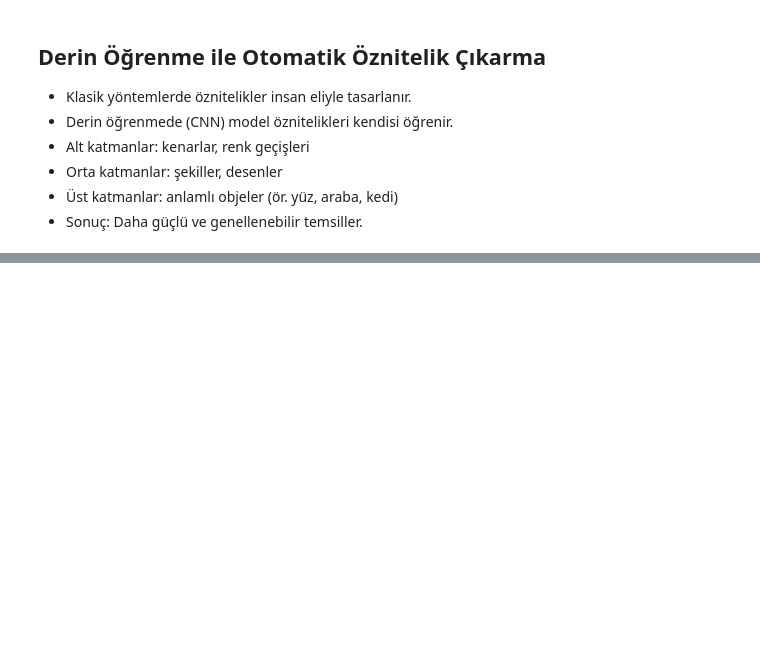
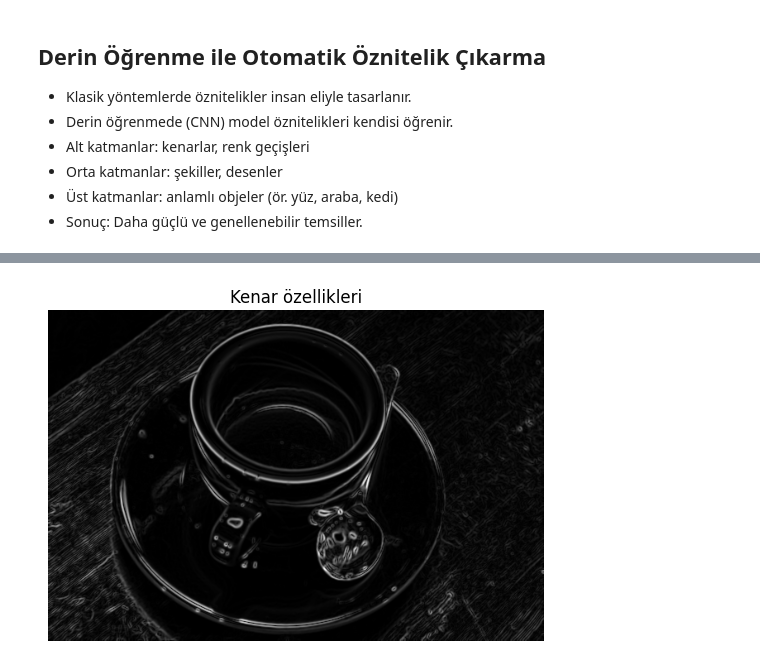
Before and after one commit to ArsenLupen53/GYZU-BTK-codespace, a Jupyter notebook: öznitelik_çıkarma/görüntü_öz_nitelik.ipynb, the cells around one changed output, grey strips where cells are left out. Cells and saved outputs as stored; diff of their text form; code cells hidden in the pictures; blank space fills up the shorter version.

```diff
--- a/öznitelik_çıkarma/görüntü_öz_nitelik.ipynb
+++ b/öznitelik_çıkarma/görüntü_öz_nitelik.ipynb
@@ -27,0 +70,14 @@
+# %%
+# kenar özellikleri
+# sobel filtresiyle yatay ve dikey kenarları bulalım
+gray = rgb2gray(image) #görüntüyü gri tona çevir
+edges_x = cv2.Sobel(gray,cv2.CV_64F,1,0,ksize=5) #yatay kenarları
+edges_y = cv2.Sobel(gray,cv2.CV_64F,0,1,ksize=5) #dikey kenarları
+edges = np.sqrt(edges_x**2 + edges_y**2) # her iki yönü birleştir
+
+plt.imshow(edges,cmap="gray")
+plt.title("Kenar özellikleri")
+plt.axis("off")
+plt.show()
+# %% [output]
+[figure, added]
```
Also changed, not shown: parts of 7 cells of this notebook.
